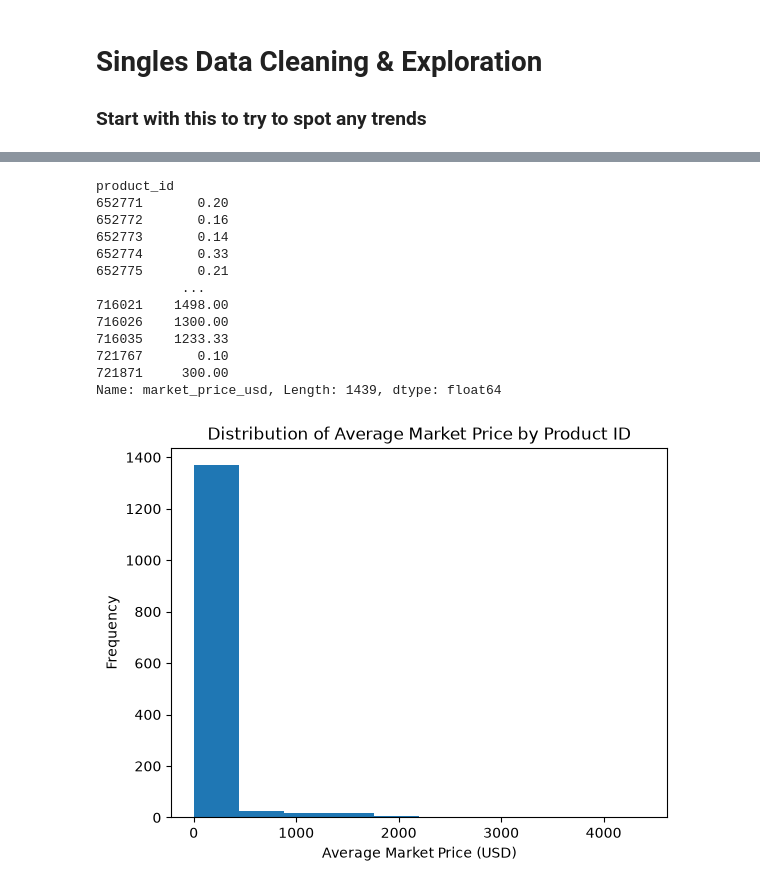
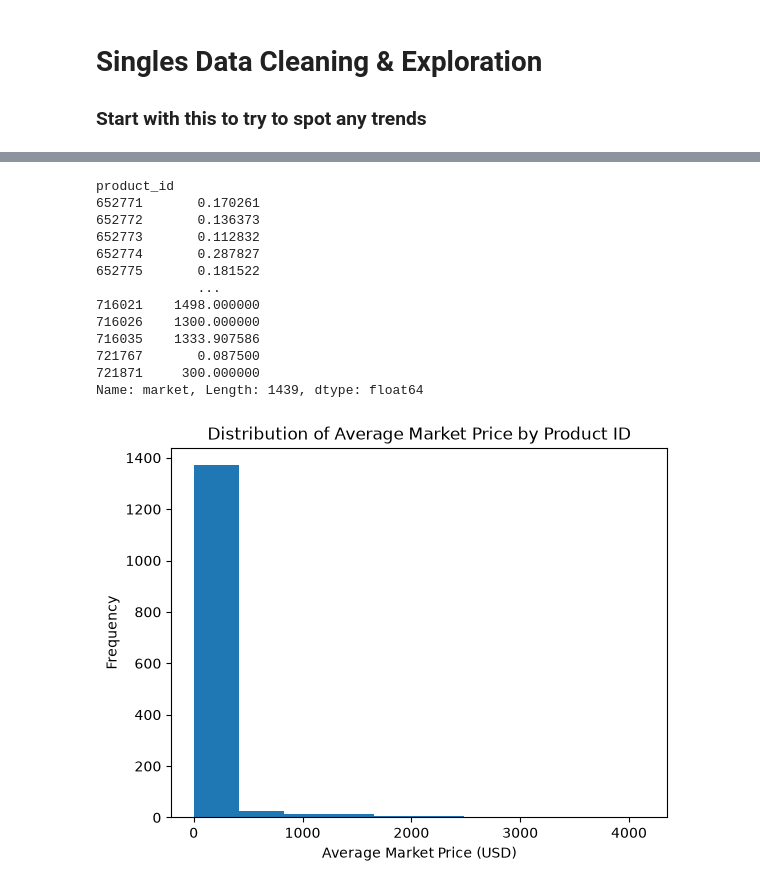
Before and after one commit to Ashalo/Collectible-Card-Market-Analysis, a Jupyter notebook: main.ipynb, the cells around one changed output, grey strips where cells are left out. Saved outputs shown, nothing was run; the diff lists cells and outputs as text; code cells hidden in the pictures.

```diff
--- a/main.ipynb
+++ b/main.ipynb
@@ -124,9 +125,8 @@ Share constant: 0.006254343293954135
 # Drop unnecessary columns and rows with missing market prices
 # Change the data types of certain columns so they are more accurate
 # Dropping NaN values is appropriate here since the focus is on pricing movement.
-df_cleaned = df[df['market_price_usd'].notna()].drop(columns=['date', 'url', 'tickerMint_url']).dropna()
+df_cleaned = df[df['market_price_usd'].notna()].drop(columns=['date', 'url', 'tickerMint_url', 'market_price_usd']).dropna()
 
-df_cleaned['market_price_usd'] = df_cleaned['market_price_usd'].astype(float)
 df_cleaned['product_id'] = df_cleaned['product_id'].astype(int)
 df_cleaned['snapshot_date'] = pd.to_datetime(df_cleaned['snapshot_date'])
 df_cleaned.head()
@@ -176,29 +176,29 @@ singles
 # %%
-singles.groupby('product_id')['market_price_usd'].mean()
+singles.groupby('product_id')['market'].mean()
 # %% [output]
 product_id
-652771       0.20
-652772       0.16
-652773       0.14
-652774       0.33
-652775       0.21
-           ...
-716021    1498.00
-716026    1300.00
-716035    1233.33
-721767       0.10
-721871     300.00
-Name: market_price_usd, Length: 1439, dtype: float64
+652771       0.170261
+652772       0.136373
+652773       0.112832
+652774       0.287827
+652775       0.181522
+             ...
+716021    1498.000000
+716026    1300.000000
+716035    1333.907586
+721767       0.087500
+721871     300.000000
+Name: market, Length: 1439, dtype: float64
 # %%
 import matplotlib.pyplot as plt
 
-singles.groupby('product_id')['market_price_usd'].mean().plot(kind='hist', bins = 10)
+singles.groupby('product_id')['market'].mean().plot(kind='hist', bins = 10)
 plt.xlabel('Average Market Price (USD)')
 plt.ylabel('Frequency')
 plt.title('Distribution of Average Market Price by Product ID')
 plt.show()
 # %% [output]
-[figure, old version]
+[figure, new version]
 # %%
 monthly = singles.groupby(
     singles['snapshot_date'].dt.to_period('M')
```
Also changed, not shown: parts of 15 cells of this notebook.
